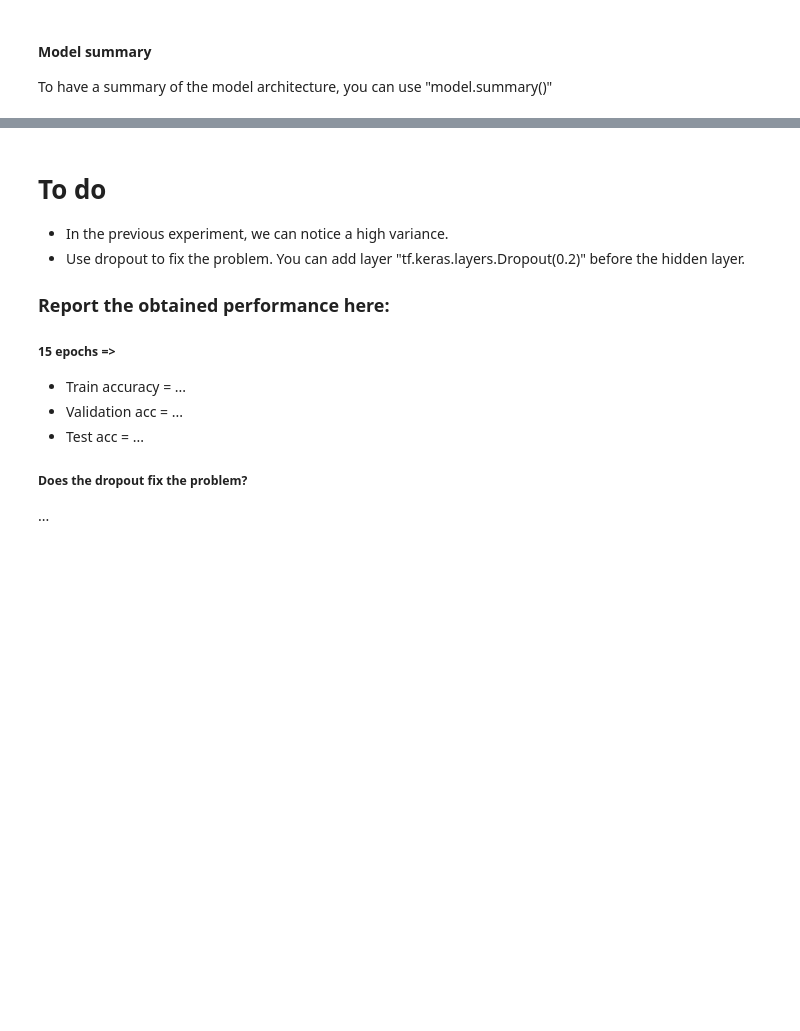
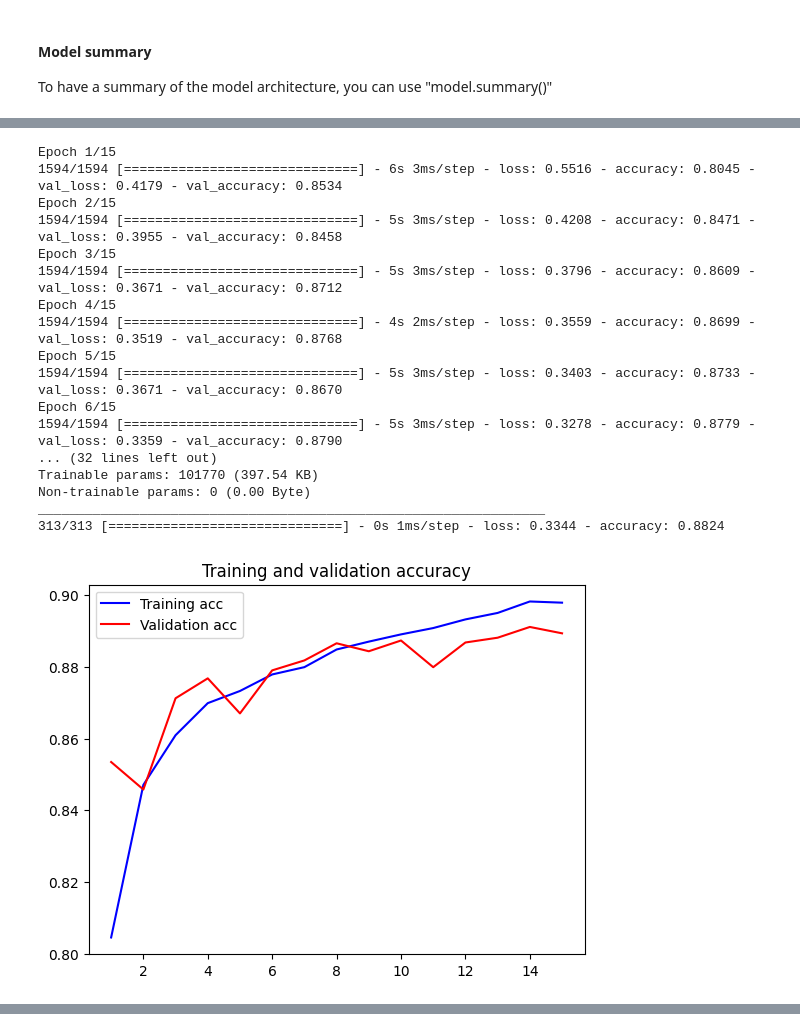
Before and after one commit to samuelladibe/S9_el_tegy_samuel_ladibe, a Jupyter notebook: Modelisation/tp4/Exercise_2_MNISTFashion_V2.ipynb, the cells around one changed output, grey strips where cells are left out. Cells and saved outputs as stored; diff of their text form; code cells hidden in the pictures; blank space fills up the shorter version.

```diff
--- a/Modelisation/tp4/Exercise_2_MNISTFashion_V2.ipynb
+++ b/Modelisation/tp4/Exercise_2_MNISTFashion_V2.ipynb
@@ -160,40 +414,58 @@ plt.show()
 # %%
-# Exp 2
-
-# Change the optimizer from 'SGD' to 'adam' in the function 'model.compile(...)'...
+# Exp 3
 
 model = tf.keras.models.Sequential([tf.keras.layers.Flatten(),
+                                    tf.keras.layers.Dropout(0.2),
                                     tf.keras.layers.Dense(128, activation=tf.nn.relu),
                                     tf.keras.layers.Dense(10, activation=tf.nn.softmax)])
 
-model.compile(optimizer = ...,
+model.compile(optimizer = 'adam',
               loss = 'sparse_categorical_crossentropy',
               metrics=['accuracy'])
 
 history = model.fit(training_images, training_labels, validation_split=0.15, shuffle=True, epochs=15)
 
 model.summary()
 
 model.evaluate(test_images, test_labels)
 
 
 acc = history.history['accuracy']
 val_acc = history.history['val_accuracy']
 
 loss = history.history['loss']
 val_loss = history.history['val_loss']
 
 epochs = range(1, len(acc) + 1)
 
 plt.plot(epochs, acc, 'b', label='Training acc')
 plt.plot(epochs, val_acc, 'r', label='Validation acc')
 plt.title('Training and validation accuracy')
 plt.legend()
 plt.figure()
 
 plt.plot(epochs, loss, 'b', label='Training loss')
 plt.plot(epochs, val_loss, 'r', label='Validation loss')
 plt.title('Training and validation loss')
 plt.legend()
 
 plt.show()
+# %% [output]
+Epoch 1/15
+1594/1594 [==============================] - 6s 3ms/step - loss: 0.5516 - accuracy: 0.8045 - val_loss: 0.4179 - val_accuracy: 0.8534
+Epoch 2/15
+1594/1594 [==============================] - 5s 3ms/step - loss: 0.4208 - accuracy: 0.8471 - val_loss: 0.3955 - val_accuracy: 0.8458
+Epoch 3/15
+1594/1594 [==============================] - 5s 3ms/step - loss: 0.3796 - accuracy: 0.8609 - val_loss: 0.3671 - val_accuracy: 0.8712
+Epoch 4/15
+1594/1594 [==============================] - 4s 2ms/step - loss: 0.3559 - accuracy: 0.8699 - val_loss: 0.3519 - val_accuracy: 0.8768
+Epoch 5/15
+1594/1594 [==============================] - 5s 3ms/step - loss: 0.3403 - accuracy: 0.8733 - val_loss: 0.3671 - val_accuracy: 0.8670
+Epoch 6/15
+1594/1594 [==============================] - 5s 3ms/step - loss: 0.3278 - accuracy: 0.8779 - val_loss: 0.3359 - val_accuracy: 0.8790
+... (32 lines left out)
+Trainable params: 101770 (397.54 KB)
+Non-trainable params: 0 (0.00 Byte)
+_________________________________________________________________
+313/313 [==============================] - 0s 1ms/step - loss: 0.3344 - accuracy: 0.8824
+[figure, added]
@@ -200,15 +472,0 @@ plt.show()
-# %% [markdown]
-# To do
-
-- In the previous experiment, we can notice a high variance.
-- Use dropout to fix the problem. You can add layer "tf.keras.layers.Dropout(0.2)" before the hidden layer.
-
-### Report the obtained performance here:
-
-##### 15 epochs =>
-- Train accuracy = ...
-- Validation acc = ...
-- Test acc = ...
-
-##### Does the dropout fix the problem?
-...
```
Also changed, not shown: parts of 28 cells of this notebook, 1 other file.
